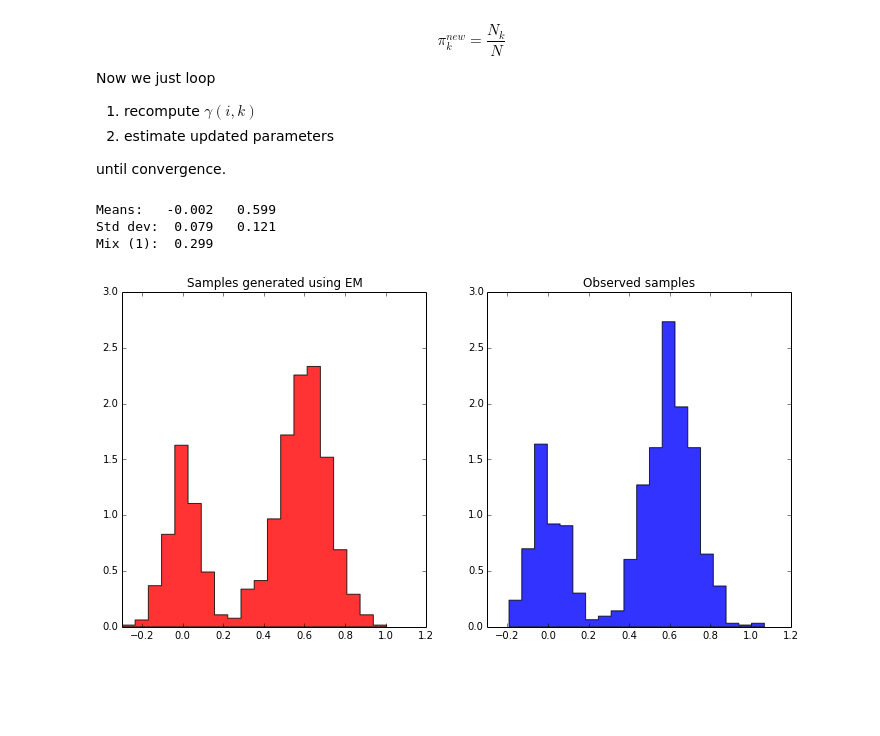
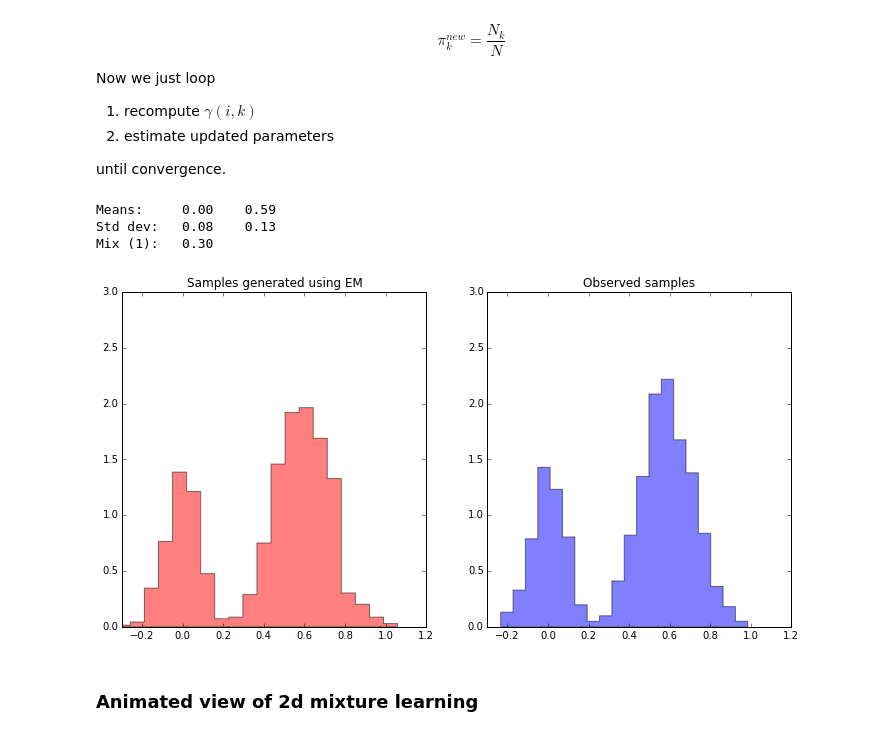
Before and after one commit to ubdsgroup/mlcourse-ub-notebooks, a Jupyter notebook: notebooks/MixtureModels.ipynb, the cells around one changed output. Drawn from its saved outputs; the diff is of its cells as text; code cells hidden in the pictures; blank space fills up the shorter version.

```diff
--- a/notebooks/MixtureModels.ipynb
+++ b/notebooks/MixtureModels.ipynb
@@ -50,7 +80,7 @@ In python we can define $f(x|\theta)$ using `normpdf()` implemented by *Numpy*:
 # %%
 def pdf_model(x, theta):
     mu1, sig1, mu2, sig2, pi_1 = theta
-    return pi_1*normpdf(x, mu1, sig1) + (1-pi_1)*normpdf(x, mu2, sig2)
+    return pi_1*norm.pdf(x, mu1, sig1) + (1-pi_1)*norm.pdf(x, mu2, sig2)
 # %% [markdown]
 ##Maximum Likelihood: direct maximization
 >We first see how to estimate parameters for the mixture using a direct maxmization of the log likelihood.
@@ -79,8 +109,8 @@ We now try to minimize using several options in the numpy.scipy.optimize functio
 # generate data again
 N = 1000
 a = 0.3
-s1 =  normal(0, 0.08, size=N*a)
-s2 = normal(0.6,0.12, size=N*(1-a))
-d = concatenate([s1,s2])
-hist(d, bins=20,normed=True,histtype='stepfilled',alpha=0.8);
+s1 =  np.random.normal(0, 0.08, size=N*a)
+s2 = np.random.normal(0.6,0.12, size=N*(1-a))
+d = np.concatenate([s1,s2])
+plt.hist(d, bins=20,normed=True,histtype='stepfilled',alpha=0.8);
 # %% [output]
@@ -200,14 +240,14 @@ s = d
 max_iter = 100
 
 # Initial guess of parameters and initializations
-theta0 = array([-0.2,0.2,0.8,0.2,0.5])
+theta0 = np.array([-0.2,0.2,0.8,0.2,0.5])
 mu1, sig1, mu2, sig2, pi_1 = theta0
-mu = array([mu1, mu2])
-sig = array([sig1, sig2])
-pi_ = array([pi_1, 1-pi_1])
+mu = np.array([mu1, mu2])
+sig = np.array([sig1, sig2])
+pi_ = np.array([pi_1, 1-pi_1])
 
-gamma = zeros((2, s.size))
-N_ = zeros(2)
+gamma = np.zeros((2, s.size))
+N_ = np.zeros(2)
 theta_new = theta0
 
 # EM loop
@@ -216,10 +256,12 @@ converged = False
 while not converged:
     # Compute the responsibility func. and new parameters
     for k in [0,1]:
-        gamma[k,:] = pi_[k]*normpdf(s, mu[k], sig[k])/pdf_model(s, theta_new)
+        # E Step
+        gamma[k,:] = pi_[k]*norm.pdf(s, mu[k], sig[k])/pdf_model(s, theta_new)
+        # M Step
         N_[k] = 1.*gamma[k].sum()
         mu[k] = sum(gamma[k]*s)/N_[k]
-        sig[k] = sqrt( sum(gamma[k]*(s-mu[k])**2)/N_[k] )
+        sig[k] = np.sqrt( sum(gamma[k]*(s-mu[k])**2)/N_[k] )
         pi_[k] = N_[k]/s.size
     theta_new = [mu[0], sig[0], mu[1], sig[1], pi_[0]]
     assert abs(N_.sum() - N)/float(N) < 1e-6
@@ -230,33 +272,35 @@ while not converged:
     converged = counter >= max_iter
 # %%
 # print learnt parameters
-print "Means:   %6.3f  %6.3f" % (theta_new[0], theta_new[2])
-print "Std dev: %6.3f  %6.3f" % (theta_new[1], theta_new[3])
-print "Mix (1): %6.3f " % theta_new[4]
+print "Means:   %6.2f  %6.2f" % (theta_new[0], theta_new[2])
+print "Std dev: %6.2f  %6.2f" % (theta_new[1], theta_new[3])
+print "Mix (1): %6.2f " % theta_new[4]
 # %% [output]
-Means:   -0.002   0.599
-Std dev:  0.079   0.121
-Mix (1):  0.299
+Means:     0.00    0.59
+Std dev:   0.08    0.13
+Mix (1):   0.30
 # %%
 def sim_two_gauss_mix(theta, N=1000):
-    x1 =  normal(theta[0], theta[1], size=N*theta[4])
-    x2 = normal(theta[2], theta[3], size=N*(1-theta[4]))
-    x = concatenate([x1,x2])
+    x1 =  np.random.normal(theta[0], theta[1], size=N*theta[4])
+    x2 = np.random.normal(theta[2], theta[3], size=N*(1-theta[4]))
+    x = np.concatenate([x1,x2])
     return x
 # %%
 # draw samples from the learnt model and compare with the actual data
 samples = sim_two_gauss_mix(theta_new)
-fig = figure(num=None, figsize=(12, 6), dpi=96, facecolor='w', edgecolor='k')
+fig = plt.figure(num=None, figsize=(12, 6), dpi=96, facecolor='w', edgecolor='k')
 ax = fig.add_subplot(1,2,1)
 ax.set_xlim((-.3,1.2))
 ax.set_ylim((0,3))
 
-ax.hist(samples, bins=20,normed=True,histtype='stepfilled',alpha=0.8,color='r')
-t1 = title('Samples generated using EM')
+ax.hist(samples, bins=20,normed=True,histtype='stepfilled',alpha=0.5,color='r')
+t1 = plt.title('Samples generated using EM')
 ax = fig.add_subplot(1,2,2)
 ax.set_xlim((-.3,1.2))
 ax.set_ylim((0,3))
-ax.hist(d, bins=20,normed=True,histtype='stepfilled',alpha=0.8)
-t2 = title('Observed samples')
+ax.hist(d, bins=20,normed=True,histtype='stepfilled',alpha=0.5)
+t2 = plt.title('Observed samples')
 # %% [output]
-[figure, old version]
+[figure, new version]
+# %% [markdown]
+### Animated view of 2d mixture learning
```
Also changed, not shown: parts of 19 cells of this notebook.
